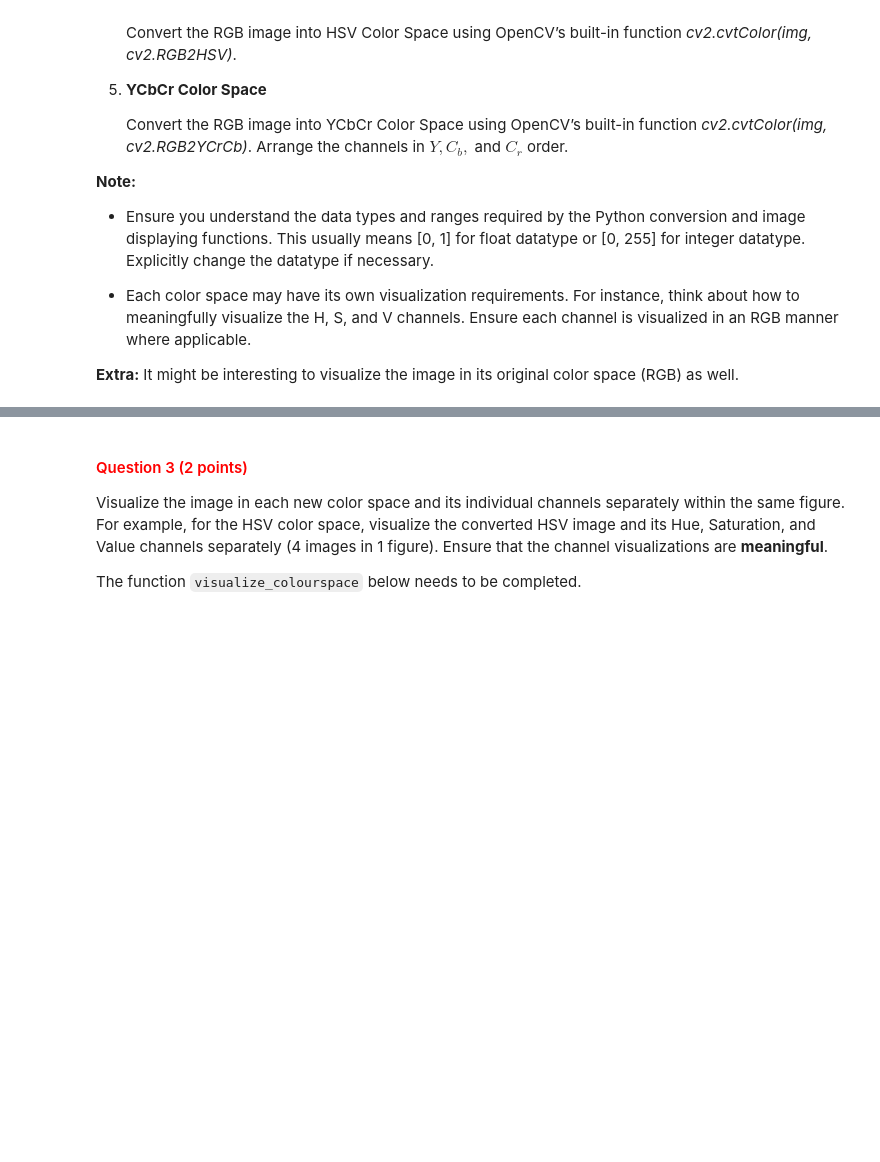
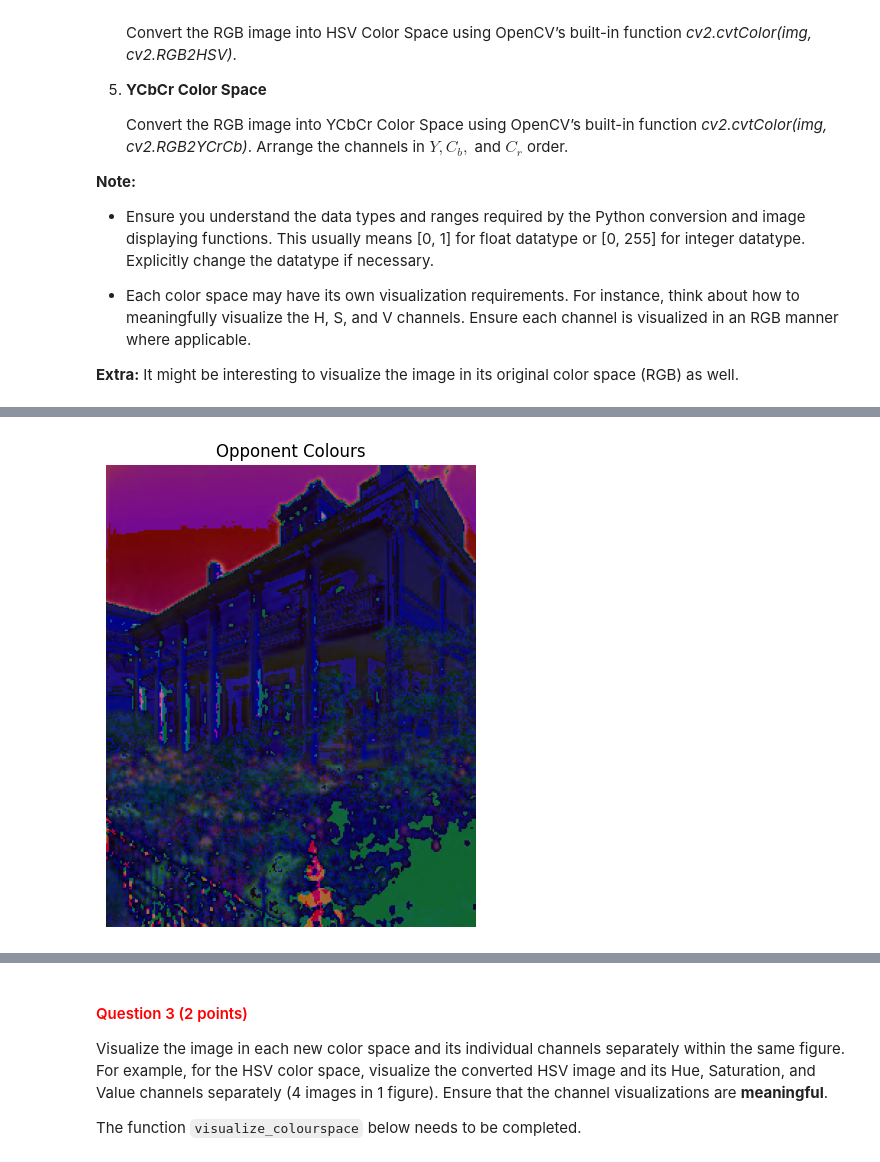
Before and after one commit to juttevijverberg/cv1-lab-1, a Jupyter notebook: cv1-lab-1.ipynb, the cells around one changed output, grey strips where cells are left out. Cells and saved outputs as stored; diff of their text form; code cells hidden in the pictures; blank space fills up the shorter version.

```diff
--- a/cv1-lab-1.ipynb
+++ b/cv1-lab-1.ipynb
@@ -241,9 +258,28 @@ def convert_rgb_to_opponent(input_image):
         new_image: image with channels representing opponent color space
     '''
 
-    # YOUR CODE HERE
+    # Convert image to array
+    image = plt.imread(input_image)
+
+    # Initialize new image
+    new_image = np.zeros(image.shape, dtype=np.uint8)
+
+    # Opponent method
+    new_image[:,:,0] = (image[:,:,0] - image[:,:,1]) / np.sqrt(2)
+    new_image[:,:,1] = (image[:,:,0] + image[:,:,1] - 2*image[:,:,2]) / np.sqrt(6)
+    new_image[:,:,2] = (image[:,:,0] + image[:,:,1] + image[:,:,2]) / np.sqrt(3)
 
     return new_image
+# %%
+image = convert_rgb_to_opponent('images/beehive_house.jpg')
+fig, ax = plt.subplots(1, 1, figsize=(15, 6))
+
+ax.imshow(image)
+ax.axis('off')
+ax.set_title('Opponent Colours')
+plt.show()
+# %% [output]
+[figure, added]
 # %%
 def convert_rgb_to_normedrgb(input_image):
     '''
```
Also changed, not shown: parts of 10 cells of this notebook.
